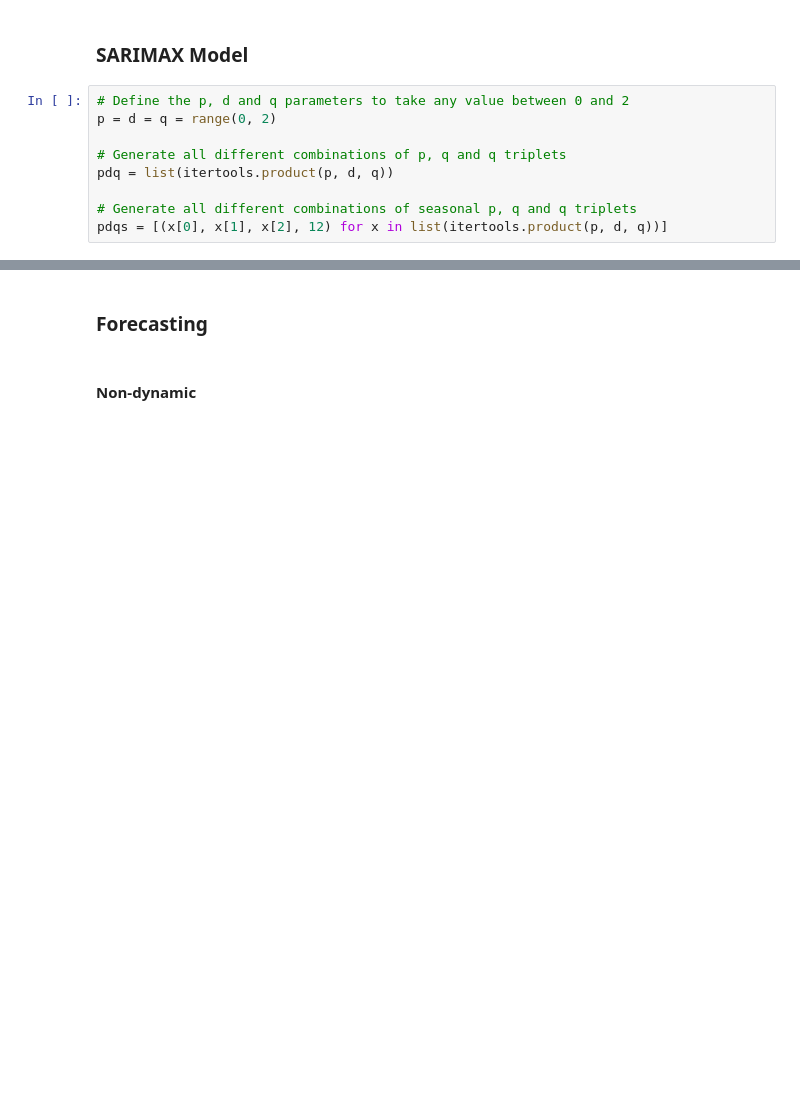
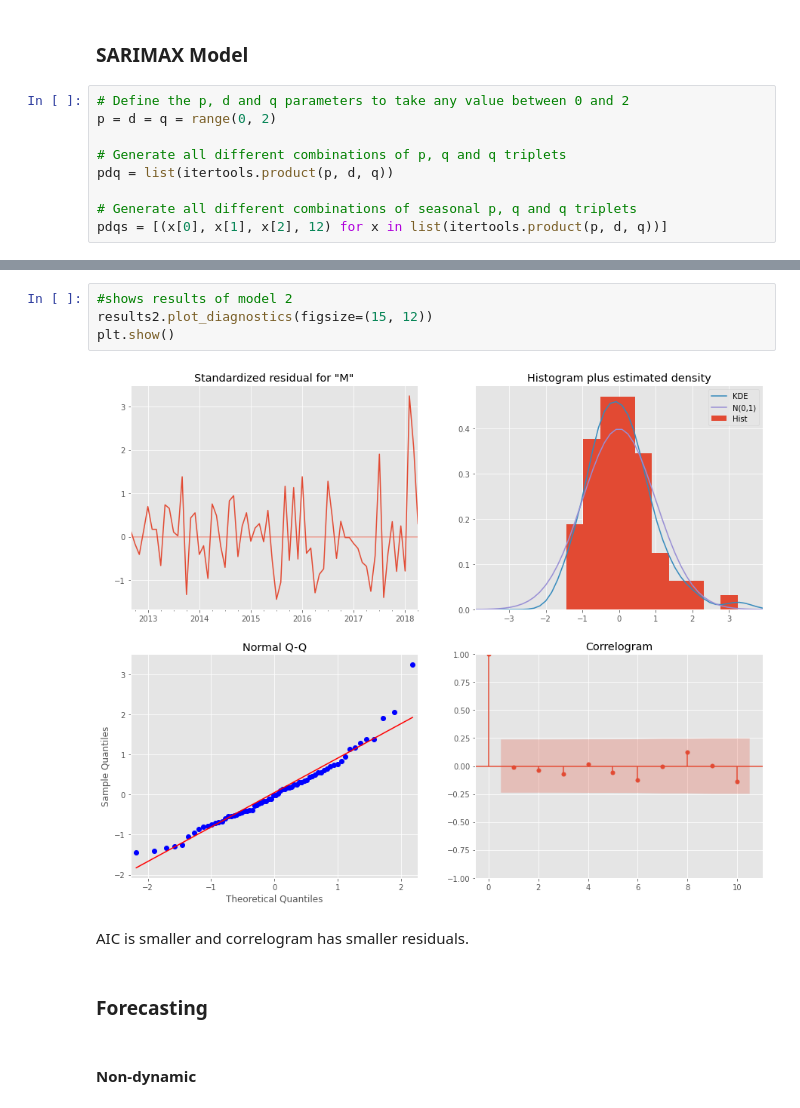
Before and after one commit to jsherman918/ZillowTimeSeries, a Jupyter notebook: time-series/starter_notebook.ipynb, the cells around one changed output, grey strips where cells are left out. Saved outputs shown, nothing was run; the diff lists cells and outputs as text; blank space fills up the shorter version.

Commit message:
read me and model update

```diff
--- a/time-series/starter_notebook.ipynb
+++ b/time-series/starter_notebook.ipynb
@@ -687,3 +943,11 @@ The residuals appear uncorrelated and normally distributed having 0 mean.
+# %%
+#shows results of model 2
+results2.plot_diagnostics(figsize=(15, 12))
+plt.show()
+# %% [output]
+[figure, added]
+# %% [markdown]
+AIC is smaller and correlogram has smaller residuals.
 # %% [markdown]
 ### Forecasting
 # %% [markdown]
```
Also changed, not shown: parts of 93 cells of this notebook, 4 other files.
